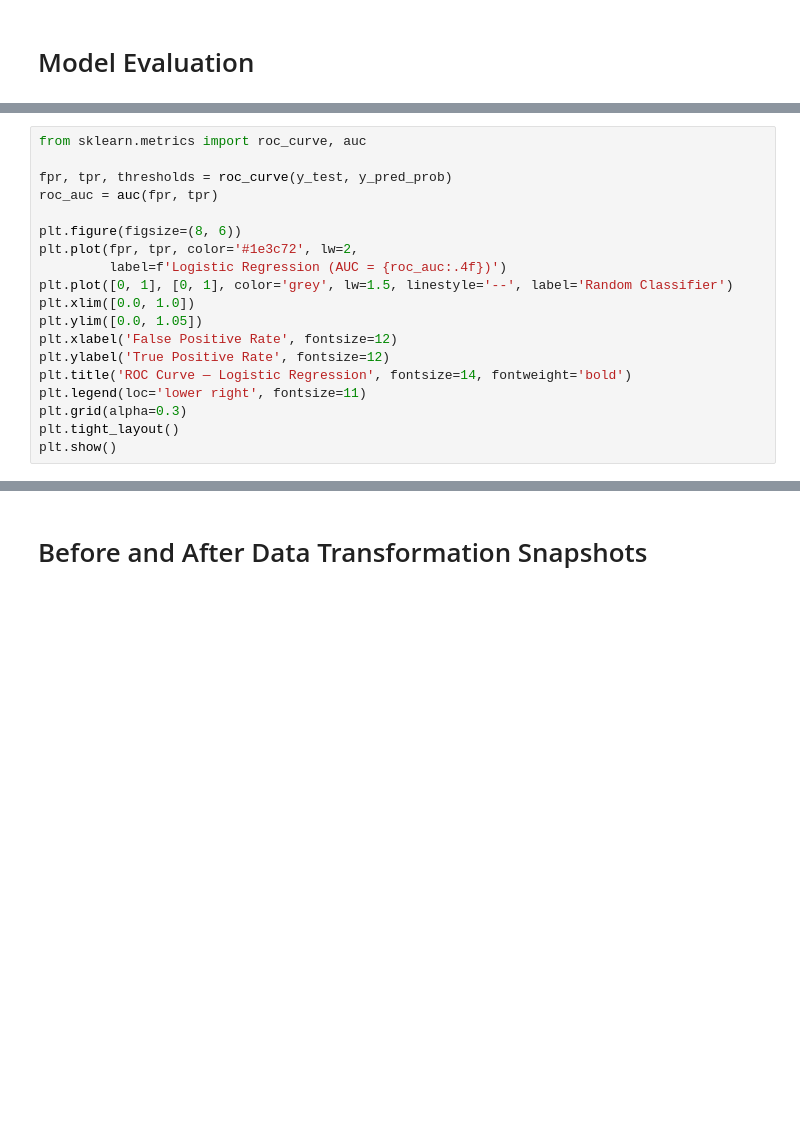
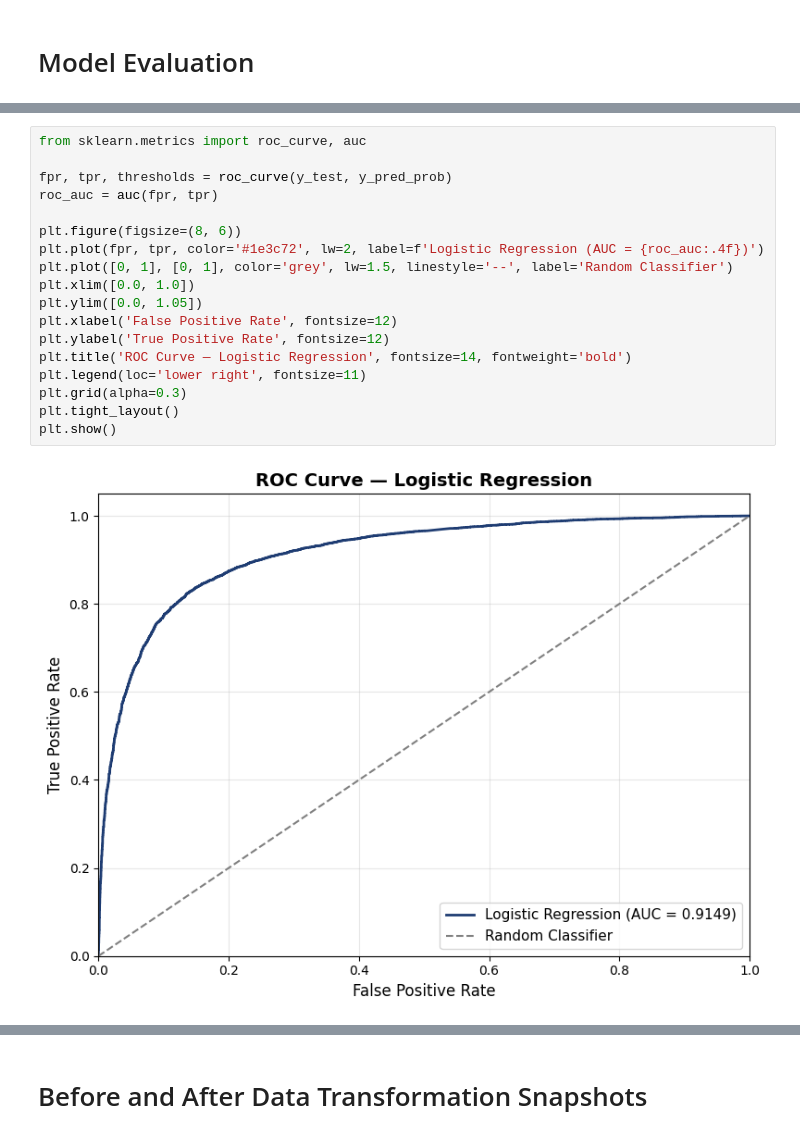
Before and after one commit to glenpaulson/toxicity-mining-nlp, a Jupyter notebook: Notebooks/Milestone_3/ToxicityMining_LogisticRegression.ipynb, the cells around one changed output, grey strips where cells are left out. Saved outputs shown, nothing was run; the diff lists cells and outputs as text; blank space fills up the shorter version.

```diff
--- a/Notebooks/Milestone_3/ToxicityMining_LogisticRegression.ipynb
+++ b/Notebooks/Milestone_3/ToxicityMining_LogisticRegression.ipynb
@@ -162,22 +225,23 @@ print(classification_report(y_test, y_pred, target_names=['Non-Toxic (0)', 'Toxi
 # %%
 from sklearn.metrics import roc_curve, auc
 
 fpr, tpr, thresholds = roc_curve(y_test, y_pred_prob)
 roc_auc = auc(fpr, tpr)
 
 plt.figure(figsize=(8, 6))
-plt.plot(fpr, tpr, color='#1e3c72', lw=2,
-         label=f'Logistic Regression (AUC = {roc_auc:.4f})')
+plt.plot(fpr, tpr, color='#1e3c72', lw=2, label=f'Logistic Regression (AUC = {roc_auc:.4f})')
 plt.plot([0, 1], [0, 1], color='grey', lw=1.5, linestyle='--', label='Random Classifier')
 plt.xlim([0.0, 1.0])
 plt.ylim([0.0, 1.05])
 plt.xlabel('False Positive Rate', fontsize=12)
 plt.ylabel('True Positive Rate', fontsize=12)
 plt.title('ROC Curve — Logistic Regression', fontsize=14, fontweight='bold')
 plt.legend(loc='lower right', fontsize=11)
 plt.grid(alpha=0.3)
 plt.tight_layout()
 plt.show()
+# %% [output]
+[figure, added]
 # %%
 # Top 20 most influential features (SVD dimensions) for toxicity
 coef = final_model.coef_[0]
```
Also changed, not shown: parts of 18 cells of this notebook, 1 other file.
